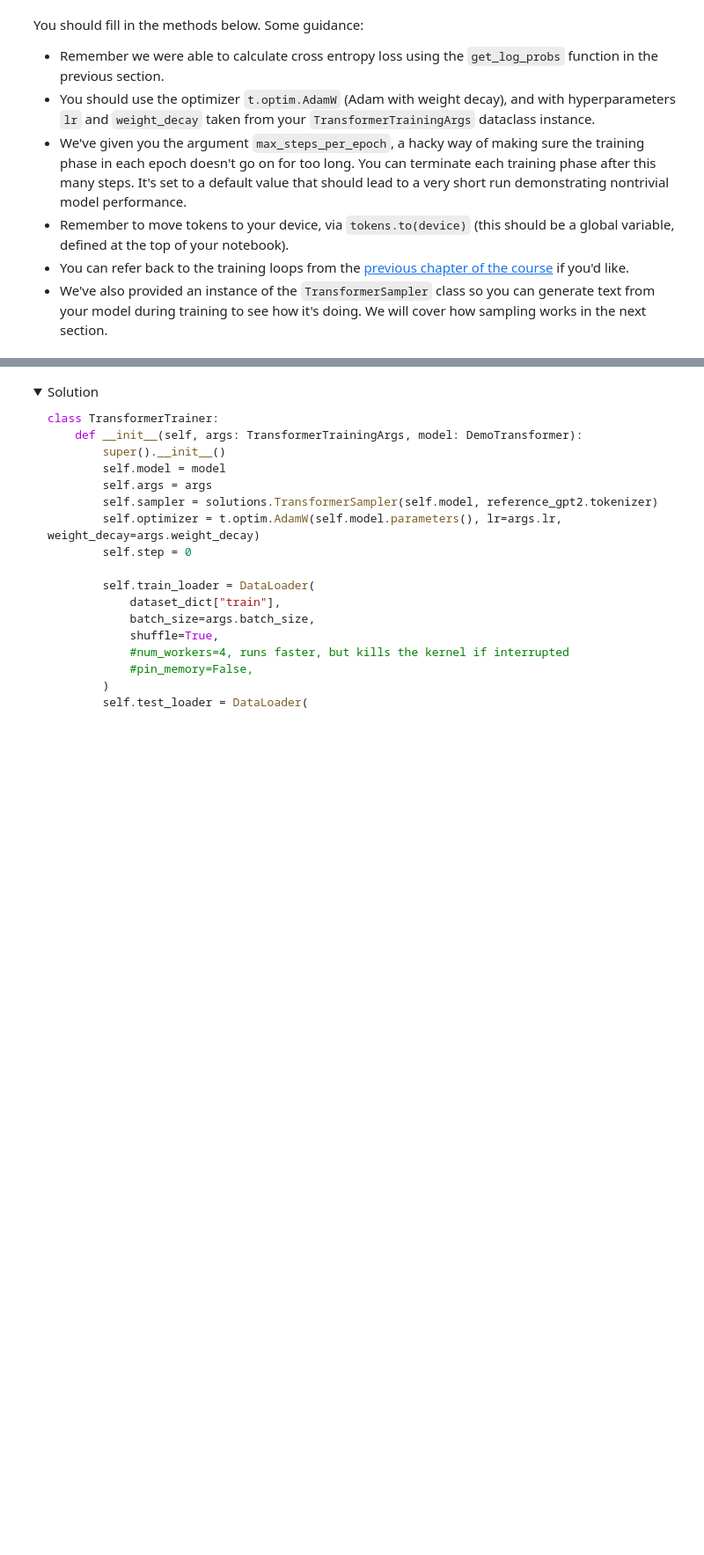
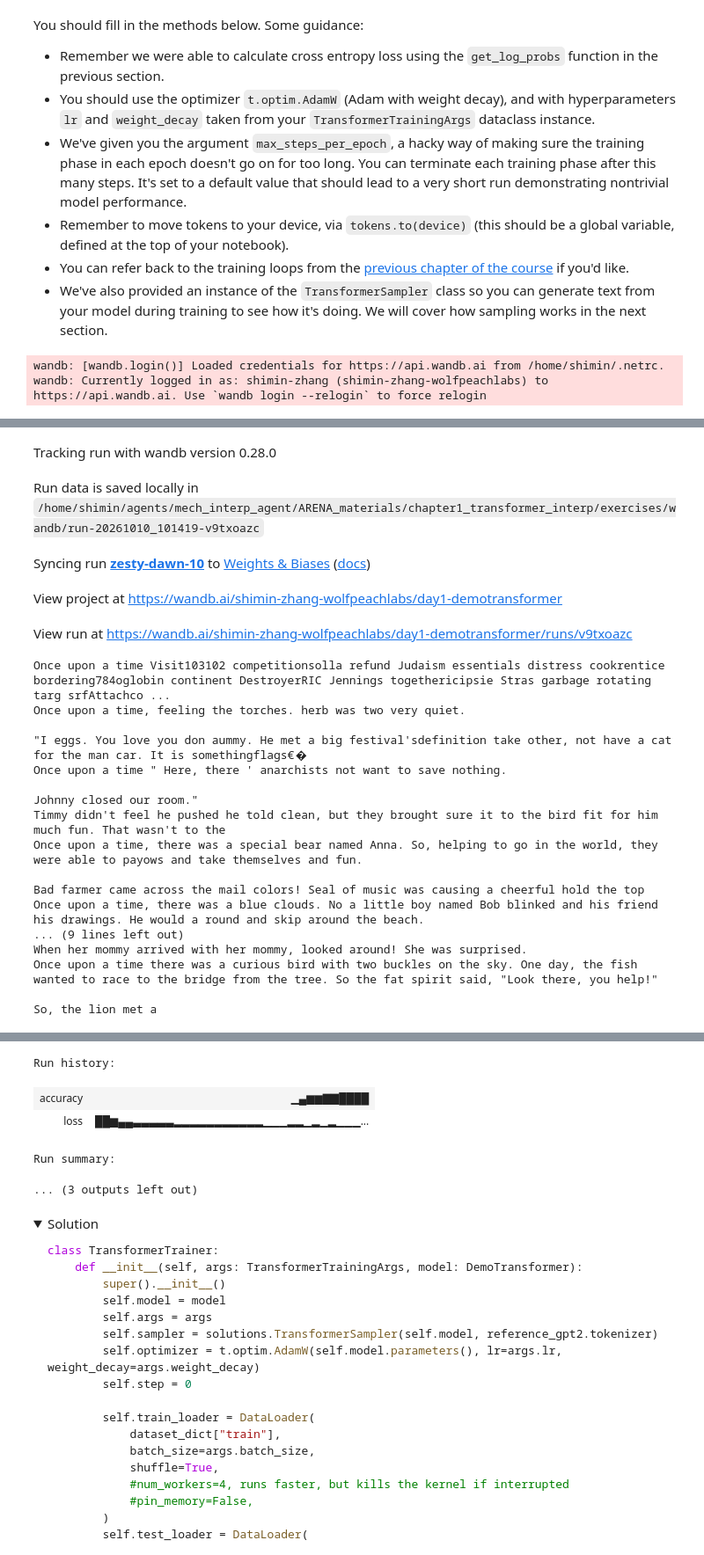
Before and after one commit to Shimin-Zhang/ARENA_Progress, a Jupyter notebook: chapter1_transformer_interp/exercises/part1_transformer_from_scratch/1.1_Transformer_from_Scratch_exercises.ipynb, the cells around one changed output, grey strips where cells are left out. Shown at 88% size. Drawn from its saved outputs; the diff is of its cells as text; code cells hidden in the pictures; folded sections open; blank space fills up the shorter version.

```diff
--- a/chapter1_transformer_interp/exercises/part1_transformer_from_scratch/1.1_Transformer_from_Scratch_exercises.ipynb
+++ b/chapter1_transformer_interp/exercises/part1_transformer_from_scratch/1.1_Transformer_from_Scratch_exercises.ipynb
@@ -1300,7 +1464,7 @@ class MLP(nn.Module):
         nn.init.normal_(self.W_out, std=self.cfg.init_range)
 
     def forward(self, normalized_resid_mid: Float[Tensor, "batch posn d_model"]) -> Float[Tensor, "batch posn d_model"]:
-        raise NotImplementedError()
+        return  (gelu_new(normalized_resid_mid @ self.W_in + self.b_in)) @ self.W_out + self.b_out
 
 
 tests.rand_float_test(MLP, [2, 4, 768])
@@ -1359,7 +1532,12 @@ class TransformerBlock(nn.Module):
         self.mlp = MLP(cfg)
 
     def forward(self, resid_pre: Float[Tensor, "batch position d_model"]) -> Float[Tensor, "batch position d_model"]:
-        raise NotImplementedError()
+        resid_norm_attn = self.ln1(resid_pre)
+        attn_out = self.attn(resid_norm_attn)
+        resid_post_attn = resid_pre + attn_out
+        resid_norm_mlp = self.ln2(resid_post_attn)
+        resid_out = self.mlp(resid_norm_mlp) + resid_post_attn
+        return resid_out
 
 
 tests.rand_float_test(TransformerBlock, [2, 4, 768])
@@ -1414,7 +1601,7 @@ class Unembed(nn.Module):
     def forward(
         self, normalized_resid_final: Float[Tensor, "batch position d_model"]
     ) -> Float[Tensor, "batch position d_vocab"]:
-        raise NotImplementedError()
+        return normalized_resid_final @ self.W_U + self.b_U
 
 
 tests.test_unembed(Unembed)
@@ -1481,7 +1678,10 @@ class DemoTransformer(nn.Module):
         self.unembed = Unembed(cfg)
 
     def forward(self, tokens: Int[Tensor, "batch position"]) -> Float[Tensor, "batch position d_vocab"]:
-        raise NotImplementedError()
+        resid = self.embed(tokens) + self.pos_embed(tokens)
+        for block in (self.blocks):
+            resid = block(resid)
+        return self.unembed(self.ln_final(resid))
 
 
 tests.rand_int_test(DemoTransformer, [2, 4])
@@ -1716,7 +1953,15 @@ class TransformerTrainer:
 
         Remember that `batch` is a dictionary with the single key 'tokens'.
         """
-        raise NotImplementedError()
+        tokens = batch['tokens'].to(device)
+        out = self.model(tokens)
+        loss = (get_log_probs(out, tokens).mean()) * -1
+        loss.backward()
+        self.optimizer.step()
+        self.model.zero_grad()
+        self.step += 1
+
+        wandb.log({'loss': loss}, step = self.step)
         return loss
 
     @t.inference_mode()
@@ -1728,7 +1973,18 @@ class TransformerTrainer:
         #
         # YOUR CODE HERE - fill in the `evaluate` method
         #
+        num_seen = 0
+        num_correct = 0
+        for i, batch in enumerate(self.test_loader):
+            tokens = batch['tokens'].to(device)
+            logits = self.model(tokens)
+            m_tokens = logits.argmax(dim=-1)
+            num_correct += (m_tokens[:, :-1] == tokens[:, 1:]).sum().item()
+            num_seen += logits.shape[0] * (logits.shape[1] - 1)
+
+        accuracy = num_correct / num_seen
         self.model.train()
+        wandb.log({'accuracy': accuracy}, step = self.step)
         return accuracy
 
     def train(self):
@@ -1761,3 +2017,6 @@ model = DemoTransformer(model_cfg).to(device)
 args = TransformerTrainingArgs()
 trainer = TransformerTrainer(args, model)
 trainer.train()
+# %% [output]
+wandb: [wandb.login()] Loaded credentials for https://api.wandb.ai from /home/shimin/.netrc.
+wandb: Currently logged in as: shimin-zhang (shimin-zhang-wolfpeachlabs) to https://api.wandb.ai. Use `wandb login --relogin` to force relogin
@@ -1763,0 +2024,22 @@ trainer.train()
+Tracking run with wandb version 0.28.0
+Run data is saved locally in /home/shimin/agents/mech_interp_agent/ARENA_materials/chapter1_transformer_interp/exercises/wandb/run-20261010_101419-v9txoazc
+Syncing run zesty-dawn-10 to Weights & Biases (docs)
+View project at https://wandb.ai/shimin-zhang-wolfpeachlabs/day1-demotransformer
+View run at https://wandb.ai/shimin-zhang-wolfpeachlabs/day1-demotransformer/runs/v9txoazc
+Once upon a time Visit103102 competitionsolla refund Judaism essentials distress cookrentice bordering784oglobin continent DestroyerRIC Jennings togethericipsie Stras garbage rotating targ srfAttachco ...
+Once upon a time, feeling the torches. herb was two very quiet.
+
+"I eggs. You love you don aummy. He met a big festival'sdefinition take other, not have a cat for the man car. It is somethingflags€�
+Once upon a time " Here, there ' anarchists not want to save nothing.
+
+Johnny closed our room."
+Timmy didn't feel he pushed he told clean, but they brought sure it to the bird fit for him much fun. That wasn't to the
+Once upon a time, there was a special bear named Anna. So, helping to go in the world, they were able to payows and take themselves and fun.
+
+Bad farmer came across the mail colors! Seal of music was causing a cheerful hold the top
+Once upon a time, there was a blue clouds. No a little boy named Bob blinked and his friend his drawings. He would a round and skip around the beach.
+... (9 lines left out)
+When her mommy arrived with her mommy, looked around! She was surprised.
+Once upon a time there was a curious bird with two buckles on the sky. One day, the fish wanted to race to the bridge from the tree. So the fat spirit said, "Look there, you help!"
+
+So, the lion met a
@@ -1764,3 +2047,8 @@ trainer.train()
+Run history:
+| accuracy | ▁▄▆▆▇▇████ |
+| loss | ██▆▄▄▃▃▃▃▃▂▂▂▂▂▂▂▂▂▂▂▁▁▁▂▂▁▂▁▂▁▁▁... |
+Run summary:
+... (3 outputs left out)
 # %% [markdown]
 <details><summary>Solution</summary>
 
```
Also changed, not shown: parts of 45 cells of this notebook, 1 other file.
